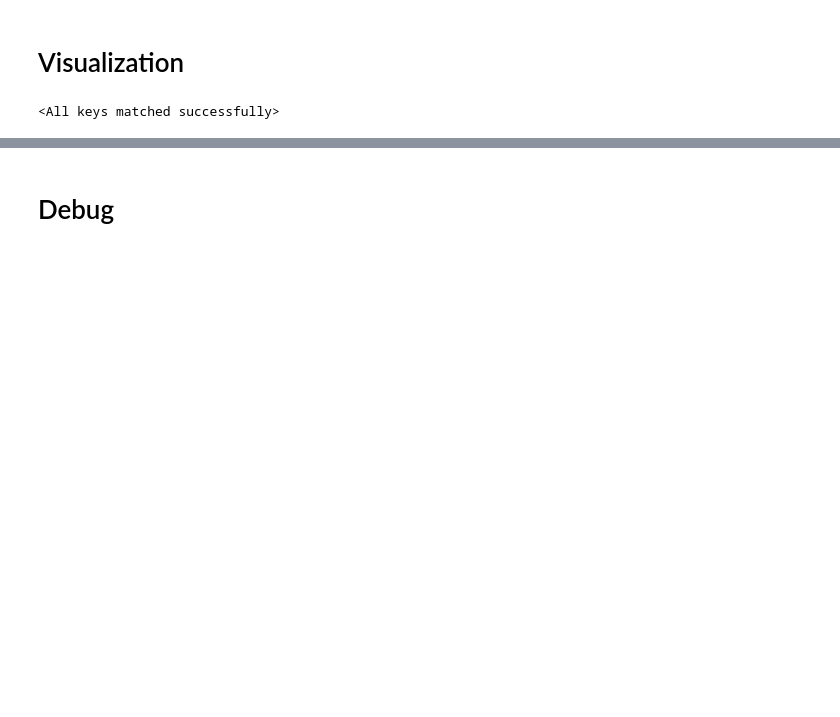
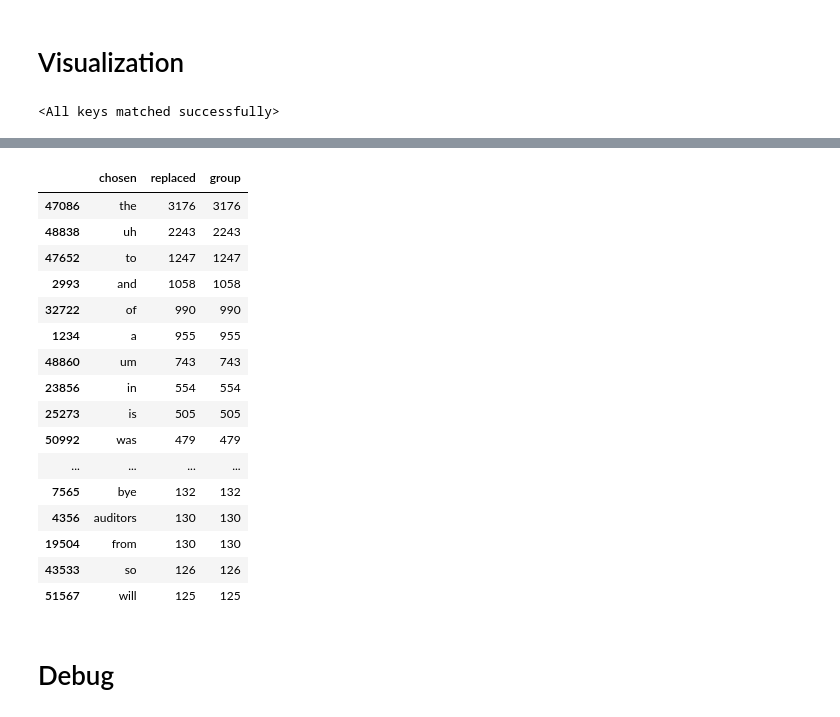
Before and after one commit to hamidrezayaghobi/Learning-How-to-Mask-Text-Input-for-Better-Generalization, a Jupyter notebook: masking_text.ipynb, the cells around one changed output, grey strips where cells are left out. Cells and saved outputs as stored; diff of their text form; code cells hidden in the pictures; blank space fills up the shorter version.

```diff
--- a/masking_text.ipynb
+++ b/masking_text.ipynb
@@ -268,6 +266,12 @@ class Method():
 
     def execute(self, input_ids, attention_mask, predicted_attention_mask, debug=False):
         return NotImplementedError("Methods execute function must be implemented")
+# %%
+words = {
+    'chosen': [],
+    'replaced': [],
+    'group': [],
+}
 # %%
 import difflib
 from colorama import Fore, Style
@@ -1791,0 +1856,8 @@ OSError: [Errno 107] Transport endpoint is not connected
+# %%
+tmp = pd.DataFrame(data={
+    'chosen': words['chosen'],
+    'replaced': words['replaced'][:604612],
+    'group': [x.item() for x in words['group']],
+})
+
+tmp.groupby('group').agg('count')
@@ -1791,0 +1915,8 @@ OSError: [Errno 107] Transport endpoint is not connected
+# %%
+group_4 = tmp[tmp['group'] == 4].groupby('chosen').agg('count').reset_index().sort_values('replaced', ascending=False)
+group_4[
+    (group_4['chosen'] == 'nobody') |
+    (group_4['chosen'] == 'no') |
+    (group_4['chosen'] == 'never') |
+    (group_4['chosen'] == 'nothing')
+]
@@ -1792,3 +1943,23 @@ OSError: [Errno 107] Transport endpoint is not connected
+# %%
+group_4.head(60)
+# %% [output]
+|  | chosen | replaced | group |
+| 47086 | the | 3176 | 3176 |
+| 48838 | uh | 2243 | 2243 |
+| 47652 | to | 1247 | 1247 |
+| 2993 | and | 1058 | 1058 |
+| 32722 | of | 990 | 990 |
+| 1234 | a | 955 | 955 |
+| 48860 | um | 743 | 743 |
+| 23856 | in | 554 | 554 |
+| 25273 | is | 505 | 505 |
+| 50992 | was | 479 | 479 |
+| ... | ... | ... | ... |
+| 7565 | bye | 132 | 132 |
+| 4356 | auditors | 130 | 130 |
+| 19504 | from | 130 | 130 |
+| 43533 | so | 126 | 126 |
+| 51567 | will | 125 | 125 |
 # %% [markdown]
 # Debug
 # %%
```
Also changed, not shown: parts of 35 cells of this notebook, 1 other file.
